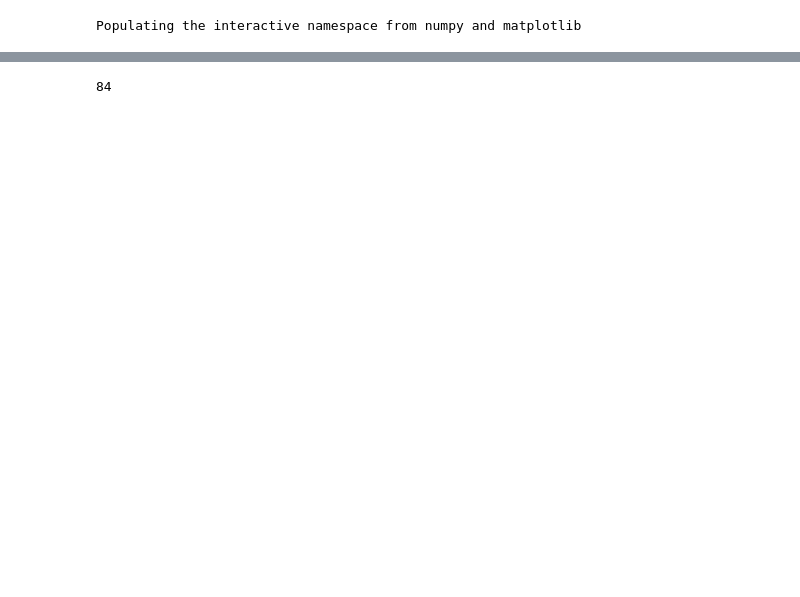
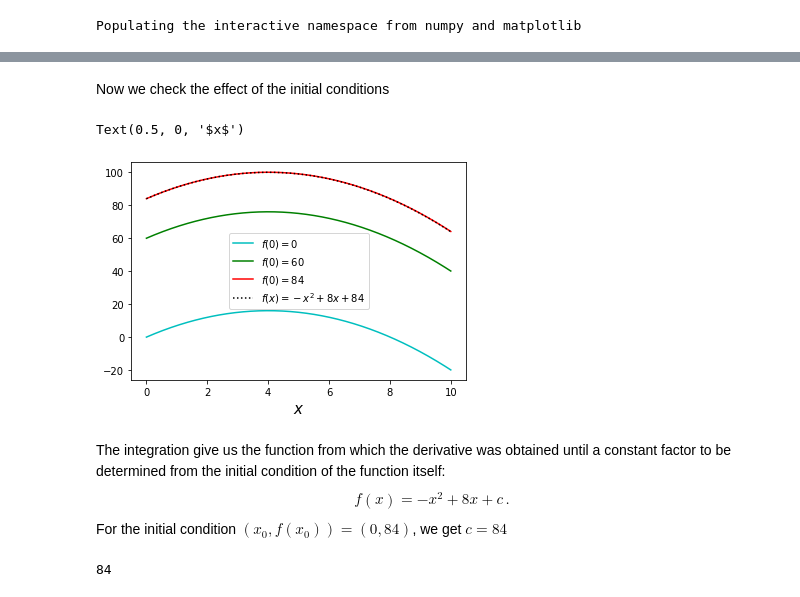
Before and after one commit to restrepo/Calculus, a Jupyter notebook: Differential_equations.ipynb, the cells around one changed output, grey strips where cells are left out. Cells and saved outputs as stored; diff of their text form; code cells hidden in the pictures; blank space fills up the shorter version.

```diff
--- a/Differential_equations.ipynb
+++ b/Differential_equations.ipynb
@@ -42,3 +108,28 @@ def f(x):
+# %% [markdown]
+Now we check the effect of the initial conditions
+# %%
+Δx=0.01
+y0=0
+x0=0
+x,y=integrate(lambda x:-2*x+8, x0=x0, y0=y0, xf=10, Δx=Δx )
+plt.plot(x,y,'c-',label='$f({})={}$'.format(x0,y0))
+y0=60
+x,y=integrate(lambda x:-2*x+8, x0=x0, y0=y0, xf=10, Δx=Δx )
+plt.plot(x,y,'g-',label='$f({})={}$'.format(x0,y0))
+y0=84
+x,y=integrate(lambda x:-2*x+8, x0=x0, y0=y0, xf=10, Δx=Δx )
+plt.plot(x,y,'r-',label='$f({})={}$'.format(x0,y0))
+plt.plot(x,f(x),'k:',label='$f(x)=-x^2+8x+84$')
+plt.legend(loc='best',fontsize=10)
+plt.xlabel('$x$',size=15)
+#plt.ylabel('$f(x)$',size=15)
+# %% [output]
+Text(0.5, 0, '$x$')
+[figure, added]
+# %% [markdown]
+The integration give us the function from which the derivative was obtained until a constant factor to be determined from the initial condition of the function itself:
+$$f(x)=-x^2+8x+c\,.$$
+For the initial condition $(x_0,f(x_0))=(0,84)$, we get $c=84$
 # %%
 f(0)
 # %% [output]
```
Also changed, not shown: parts of 12 cells of this notebook.
